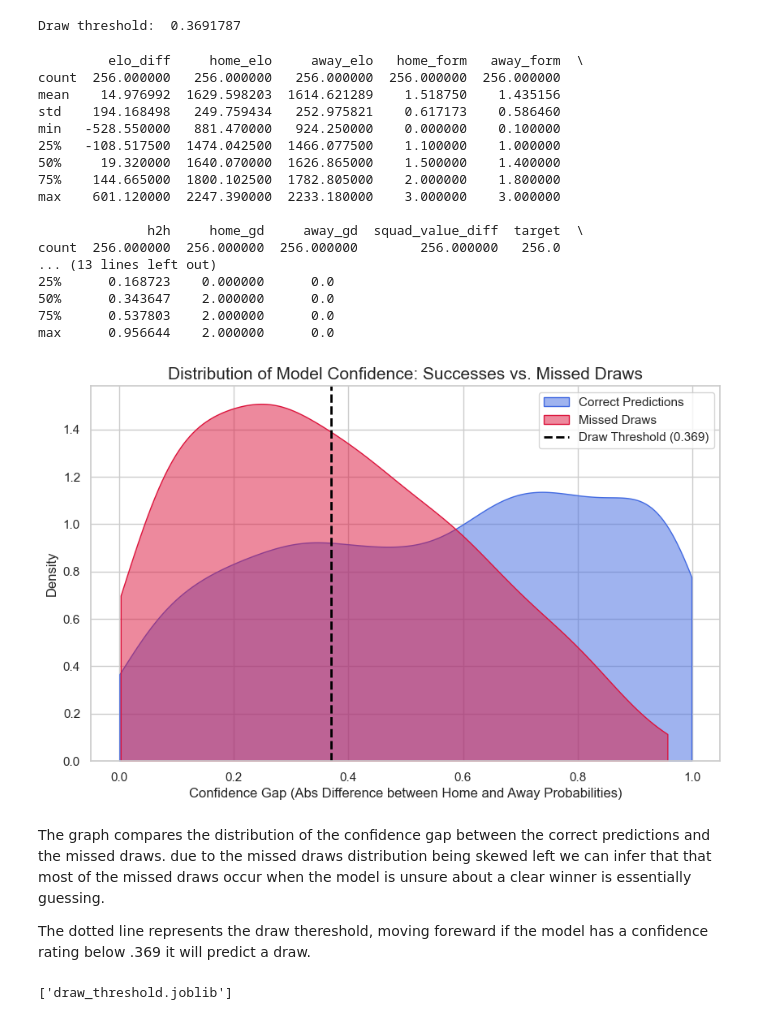
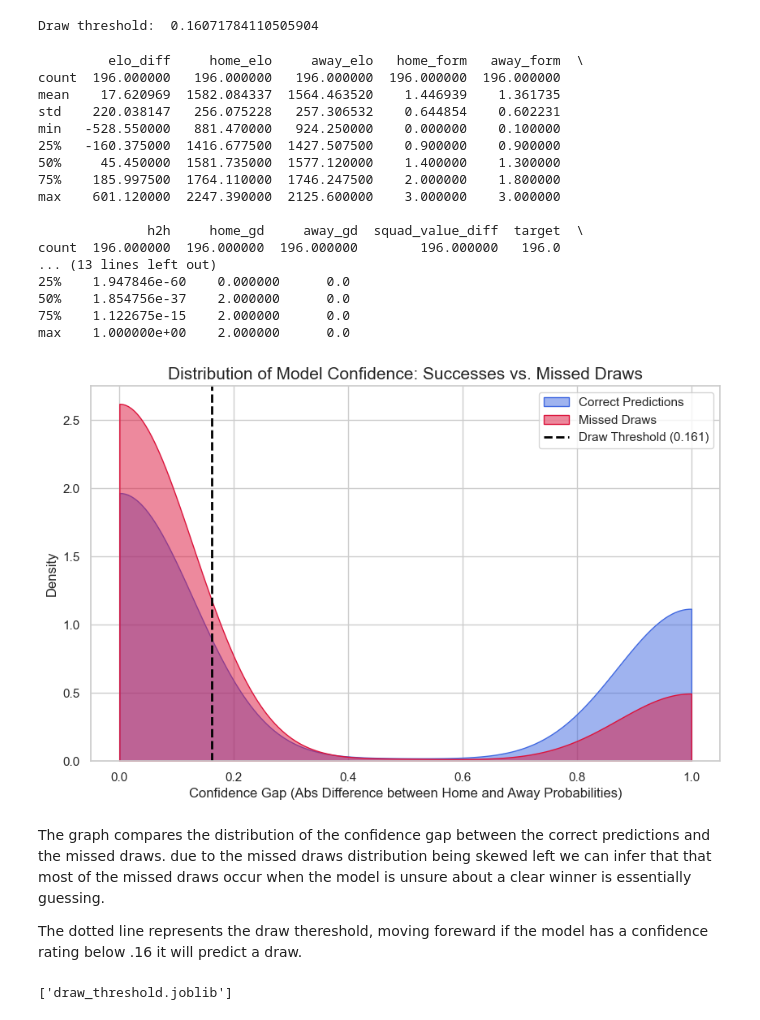
Before and after one commit to arms-and-hands155/WC2026-Predictor, a Jupyter notebook: notebooks/02_model.ipynb, the cells around one changed output. Saved outputs shown, nothing was run; the diff lists cells and outputs as text; code cells hidden in the pictures.

Commit message:
Siwthc from XGBoost to Logistic regression and implemented multiple sims to find most likely winner

```diff
--- a/notebooks/02_model.ipynb
+++ b/notebooks/02_model.ipynb
@@ -50,11 +50,20 @@ y = training_set['target']
 
 z = StandardScaler()
 X_scaled = z.fit_transform(X_train)
-lr_model = LogisticRegression()
+lr_model = LogisticRegression(class_weight='balanced', random_state=42)
 lr_model.fit(X_scaled, y)
 
-xgb_model = xgb.XGBClassifier()
+
+num_neg = sum(y == 0)
+num_pos = sum(y == 1)
+ratio = num_neg / num_pos
+
+# Pass it to the classifier
+xgb_model = xgb.XGBClassifier(scale_pos_weight=ratio, random_state=42)
 xgb_model.fit(X_train, y)
 
+#xgb_model = xgb.XGBClassifier()
+#xgb_model.fit(X_train, y)
+
 joblib.dump(z, 'scaler.joblib')
 # %% [output]
@@ -123,7 +132,6 @@ To fix this we must find a confidence threshold so where the absolute value of P
 # %%
 #Find confidence threshold
-
-probabilites = xgb_model.predict_proba(X_test) #2D array containg the probability of home win, draw, and away win for each match
+probabilites = lr_model.predict_proba(X_test) #2D array containg the probability of home win, draw, and away win for each match
 
 home, away = probabilites[:, 0], probabilites[:, 2]
 diff = np.abs(home - away) #The difference between the probability of a home win vs an away win
@@ -133,60 +141,60 @@ new = X_test.copy()
 
 new['target'] = y_test.values
 new['diff'] = diff
-new['predicted'] = xgb_preds
+new['predicted'] = lr_preds
 new['success'] = (new['target'] == new['predicted']).astype(int) #Boolean to see if model predicted correctly
 
 wrong_preds = new[new['success'] == 0] #Dataframe containing all the wrong predictions
 confidence_threshold = wrong_preds['diff'].mean()
 
 wrong_preds_draws = wrong_preds[wrong_preds['target'] == 1]
-draw_threshold = wrong_preds_draws['diff'].mean()
+lr_draw_threshold = wrong_preds_draws['diff'].mean()
 
-print("Draw threshold: ", draw_threshold)
+print("Draw threshold: ", lr_draw_threshold)
 # %% [output]
-Draw threshold:  0.3691787
+Draw threshold:  0.16071784110505904
 # %%
 print(wrong_preds_draws.describe())
 
 sns.set_theme(style="whitegrid")
 plt.figure(figsize=(10, 6))
 
 sns.kdeplot(data=new[new['success'] == 1], x='diff',
             fill=True, label='Correct Predictions', color='royalblue', alpha=0.5, cut = 0)
 
 sns.kdeplot(data=wrong_preds_draws, x='diff',
             fill=True, label='Missed Draws', color='crimson', alpha=0.5, cut = 0)
 
-plt.axvline(x=draw_threshold, color='black', linestyle='--', linewidth=2,
-            label=f'Draw Threshold ({draw_threshold:.3f})')
+plt.axvline(x=lr_draw_threshold, color='black', linestyle='--', linewidth=2,
+            label=f'Draw Threshold ({lr_draw_threshold:.3f})')
 
 plt.title('Distribution of Model Confidence: Successes vs. Missed Draws', fontsize=15)
 plt.xlabel('Confidence Gap (Abs Difference between Home and Away Probabilities)', fontsize=12)
 plt.ylabel('Density', fontsize=12)
 plt.legend()
 
 plt.show()
 # %% [output]
          elo_diff     home_elo     away_elo   home_form   away_form  \
-count  256.000000   256.000000   256.000000  256.000000  256.000000
-mean    14.976992  1629.598203  1614.621289    1.518750    1.435156
-std    194.168498   249.759434   252.975821    0.617173    0.586460
+count  196.000000   196.000000   196.000000  196.000000  196.000000
+mean    17.620969  1582.084337  1564.463520    1.446939    1.361735
+std    220.038147   256.075228   257.306532    0.644854    0.602231
 min   -528.550000   881.470000   924.250000    0.000000    0.100000
-25%   -108.517500  1474.042500  1466.077500    1.100000    1.000000
-50%     19.320000  1640.070000  1626.865000    1.500000    1.400000
-75%    144.665000  1800.102500  1782.805000    2.000000    1.800000
-max    601.120000  2247.390000  2233.180000    3.000000    3.000000
+25%   -160.375000  1416.677500  1427.507500    0.900000    0.900000
+50%     45.450000  1581.735000  1577.120000    1.400000    1.300000
+75%    185.997500  1764.110000  1746.247500    2.000000    1.800000
+max    601.120000  2247.390000  2125.600000    3.000000    3.000000
 
               h2h     home_gd     away_gd  squad_value_diff  target  \
-count  256.000000  256.000000  256.000000        256.000000   256.0
+count  196.000000  196.000000  196.000000        196.000000   196.0
 ... (13 lines left out)
-25%      0.168723    0.000000      0.0
-50%      0.343647    2.000000      0.0
-75%      0.537803    2.000000      0.0
-max      0.956644    2.000000      0.0
+25%    1.947846e-60    0.000000      0.0
+50%    1.854756e-37    2.000000      0.0
+75%    1.122675e-15    2.000000      0.0
+max    1.000000e+00    2.000000      0.0
-[figure, old version]
+[figure, new version]
 # %% [markdown]
 The graph compares the distribution of the confidence gap between the correct predictions and the missed draws. due to the missed draws distribution being skewed left we can infer that that most of the missed draws occur when the model is unsure about a clear winner is essentially guessing.
 
-The dotted line represents the draw thereshold, moving foreward if the model has a confidence rating below .369 it will predict a draw.
+The dotted line represents the draw thereshold, moving foreward if the model has a confidence rating below .16 it will predict a draw.
 # %%
```
Also changed, not shown: parts of 11 cells of this notebook, 6 other files.
